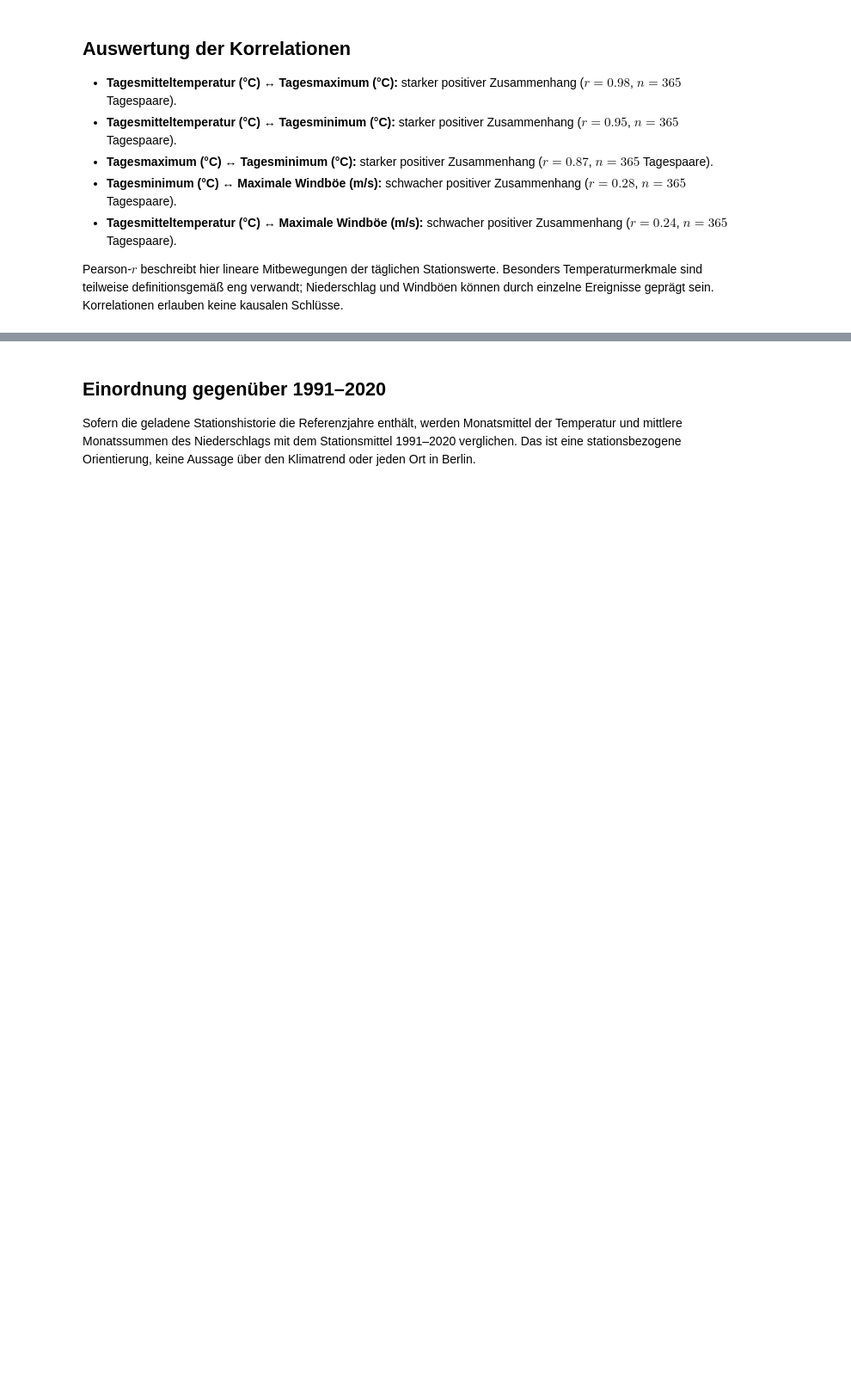
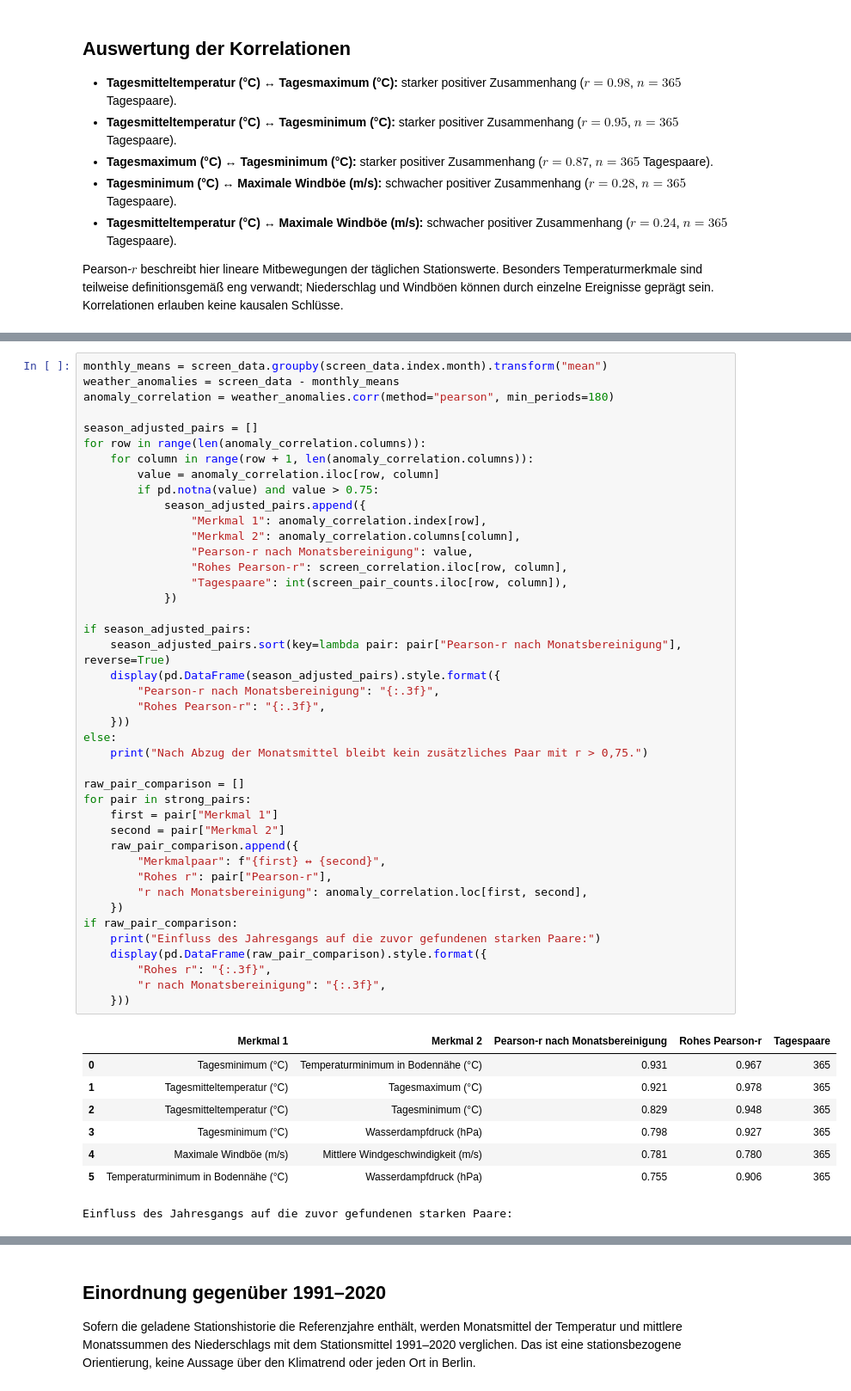
Before and after one commit to gunnarklemenz007/Seminar3, a Jupyter notebook: dwd_berlin_2025_eda.ipynb, the cells around one changed output, grey strips where cells are left out. Shown at 86% size. Cells and saved outputs as stored; diff of their text form; blank space fills up the shorter version.

```diff
--- a/dwd_berlin_2025_eda.ipynb
+++ b/dwd_berlin_2025_eda.ipynb
@@ -349,0 +553,51 @@ Pearson-$r$ beschreibt hier lineare Mitbewegungen der täglichen Stationswerte.
+# %%
+monthly_means = screen_data.groupby(screen_data.index.month).transform("mean")
+weather_anomalies = screen_data - monthly_means
+anomaly_correlation = weather_anomalies.corr(method="pearson", min_periods=180)
+
+season_adjusted_pairs = []
+for row in range(len(anomaly_correlation.columns)):
+    for column in range(row + 1, len(anomaly_correlation.columns)):
+        value = anomaly_correlation.iloc[row, column]
+        if pd.notna(value) and value > 0.75:
+            season_adjusted_pairs.append({
+                "Merkmal 1": anomaly_correlation.index[row],
+                "Merkmal 2": anomaly_correlation.columns[column],
+                "Pearson-r nach Monatsbereinigung": value,
+                "Rohes Pearson-r": screen_correlation.iloc[row, column],
+                "Tagespaare": int(screen_pair_counts.iloc[row, column]),
+            })
+
+if season_adjusted_pairs:
+    season_adjusted_pairs.sort(key=lambda pair: pair["Pearson-r nach Monatsbereinigung"], reverse=True)
+    display(pd.DataFrame(season_adjusted_pairs).style.format({
+        "Pearson-r nach Monatsbereinigung": "{:.3f}",
+        "Rohes Pearson-r": "{:.3f}",
+    }))
+else:
+    print("Nach Abzug der Monatsmittel bleibt kein zusätzliches Paar mit r > 0,75.")
+
+raw_pair_comparison = []
+for pair in strong_pairs:
+    first = pair["Merkmal 1"]
+    second = pair["Merkmal 2"]
+    raw_pair_comparison.append({
+        "Merkmalpaar": f"{first} ↔ {second}",
+        "Rohes r": pair["Pearson-r"],
+        "r nach Monatsbereinigung": anomaly_correlation.loc[first, second],
+    })
+if raw_pair_comparison:
+    print("Einfluss des Jahresgangs auf die zuvor gefundenen starken Paare:")
+    display(pd.DataFrame(raw_pair_comparison).style.format({
+        "Rohes r": "{:.3f}",
+        "r nach Monatsbereinigung": "{:.3f}",
+    }))
+# %% [output]
+|  | Merkmal 1 | Merkmal 2 | Pearson-r nach Monatsbereinigung | Rohes Pearson-r | Tagespaare |
+| 0 | Tagesminimum (°C) | Temperaturminimum in Bodennähe (°C) | 0.931 | 0.967 | 365 |
+| 1 | Tagesmitteltemperatur (°C) | Tagesmaximum (°C) | 0.921 | 0.978 | 365 |
+| 2 | Tagesmitteltemperatur (°C) | Tagesminimum (°C) | 0.829 | 0.948 | 365 |
+| 3 | Tagesminimum (°C) | Wasserdampfdruck (hPa) | 0.798 | 0.927 | 365 |
+| 4 | Maximale Windböe (m/s) | Mittlere Windgeschwindigkeit (m/s) | 0.781 | 0.780 | 365 |
+| 5 | Temperaturminimum in Bodennähe (°C) | Wasserdampfdruck (hPa) | 0.755 | 0.906 | 365 |
+Einfluss des Jahresgangs auf die zuvor gefundenen starken Paare:
```
Also changed, not shown: parts of 6 cells of this notebook.
